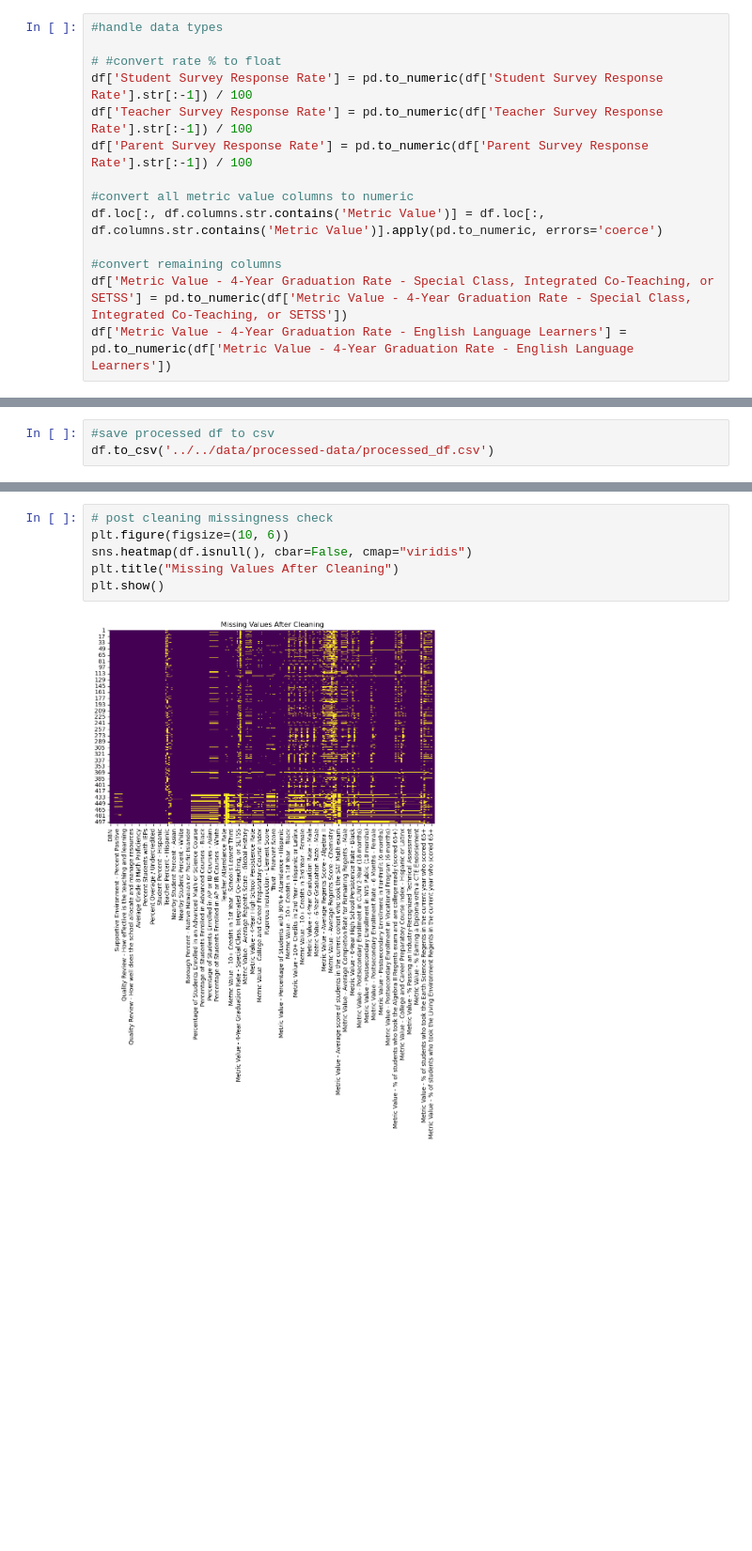
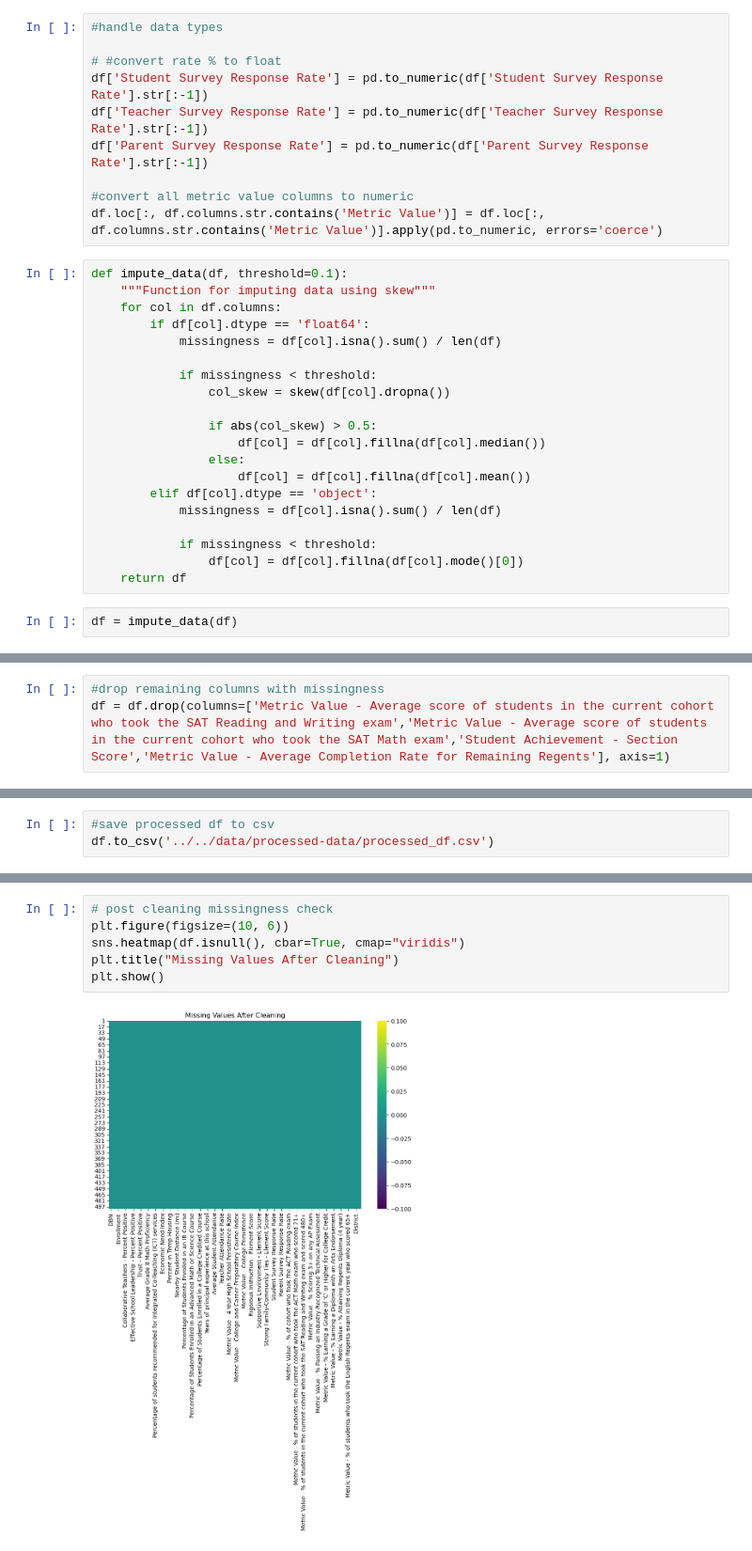
Before and after one commit to joyjessica/DSAN_5000_project, a Jupyter notebook: technical-details/data-cleaning/main.ipynb, the cells around one changed output, grey strips where cells are left out. Shown at 94% size. Saved outputs shown, nothing was run; the diff lists cells and outputs as text; blank space fills up the shorter version.

Commit message:
work on data cleaning

```diff
--- a/technical-details/data-cleaning/main.ipynb
+++ b/technical-details/data-cleaning/main.ipynb
@@ -114,13 +119,31 @@ df['Borough'] = df['Borough'].map(borough_map)
 #handle data types
 
 # #convert rate % to float
-df['Student Survey Response Rate'] = pd.to_numeric(df['Student Survey Response Rate'].str[:-1]) / 100
-df['Teacher Survey Response Rate'] = pd.to_numeric(df['Teacher Survey Response Rate'].str[:-1]) / 100
-df['Parent Survey Response Rate'] = pd.to_numeric(df['Parent Survey Response Rate'].str[:-1]) / 100
+df['Student Survey Response Rate'] = pd.to_numeric(df['Student Survey Response Rate'].str[:-1])
+df['Teacher Survey Response Rate'] = pd.to_numeric(df['Teacher Survey Response Rate'].str[:-1])
+df['Parent Survey Response Rate'] = pd.to_numeric(df['Parent Survey Response Rate'].str[:-1])
 
 #convert all metric value columns to numeric
 df.loc[:, df.columns.str.contains('Metric Value')] = df.loc[:, df.columns.str.contains('Metric Value')].apply(pd.to_numeric, errors='coerce')
-
-#convert remaining columns
-df['Metric Value - 4-Year Graduation Rate - Special Class, Integrated Co-Teaching, or SETSS'] = pd.to_numeric(df['Metric Value - 4-Year Graduation Rate - Special Class, Integrated Co-Teaching, or SETSS'])
-df['Metric Value - 4-Year Graduation Rate - English Language Learners'] = pd.to_numeric(df['Metric Value - 4-Year Graduation Rate - English Language Learners'])
+# %%
+def impute_data(df, threshold=0.1):
+    """Function for imputing data using skew"""
+    for col in df.columns:
+        if df[col].dtype == 'float64':
+            missingness = df[col].isna().sum() / len(df)
+
+            if missingness < threshold:
+                col_skew = skew(df[col].dropna())
+
+                if abs(col_skew) > 0.5:
+                    df[col] = df[col].fillna(df[col].median())
+                else:
+                    df[col] = df[col].fillna(df[col].mean())
+        elif df[col].dtype == 'object':
+            missingness = df[col].isna().sum() / len(df)
+
+            if missingness < threshold:
+                df[col] = df[col].fillna(df[col].mode()[0])
+    return df
+# %%
+df = impute_data(df)
@@ -127,3 +165,6 @@ df['Metric Value - 4-Year Graduation Rate - English Language Learners'] = pd.to_
+# %%
+#drop remaining columns with missingness
+df = df.drop(columns=['Metric Value - Average score of students in the current cohort who took the SAT Reading and Writing exam','Metric Value - Average score of students in the current cohort who took the SAT Math exam','Student Achievement - Section Score','Metric Value - Average Completion Rate for Remaining Regents'], axis=1)
 # %%
 #Post cleaning data check
 
@@ -154,8 +195,8 @@ df.head()
 # %%
 # post cleaning missingness check
 plt.figure(figsize=(10, 6))
-sns.heatmap(df.isnull(), cbar=False, cmap="viridis")
+sns.heatmap(df.isnull(), cbar=True, cmap="viridis")
 plt.title("Missing Values After Cleaning")
 plt.show()
 # %% [output]
-[figure, old version]
+[figure, new version]
```
Also changed, not shown: parts of 10 cells of this notebook, 13 other files.
